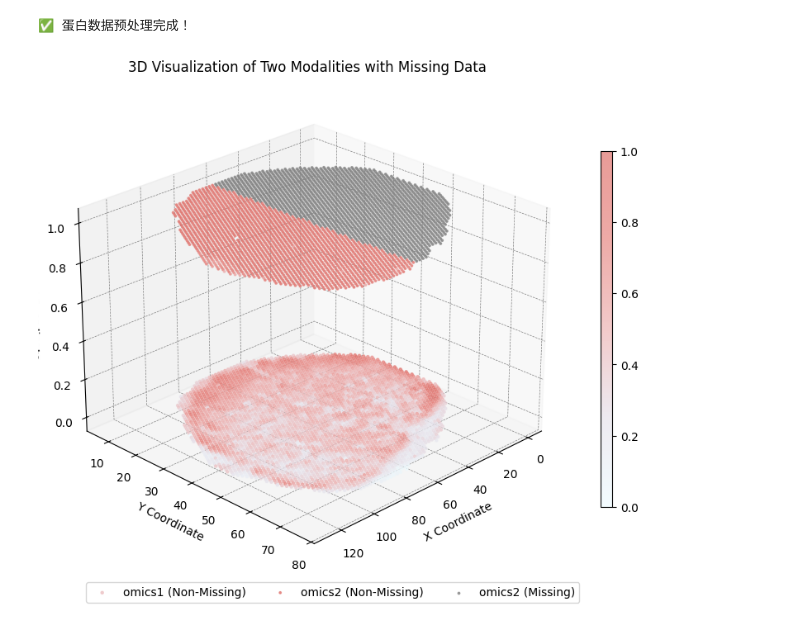
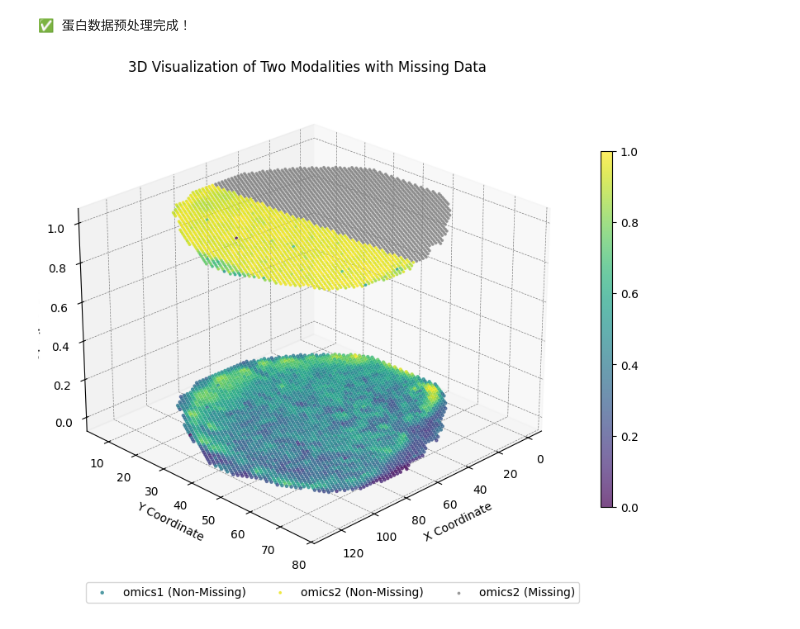
Before and after one commit to JeMing-creater/SP_drawing, a Jupyter notebook: 7-motivation/motivation.ipynb, the cells around one changed output. Saved outputs shown, nothing was run; the diff lists cells and outputs as text; code cells hidden in the pictures.

Commit message:
API of change colors

```diff
--- a/7-motivation/motivation.ipynb
+++ b/7-motivation/motivation.ipynb
@@ -135,11 +135,6 @@ expression_omics1 = (expression_omics1 - np.min(expression_omics1)) / (np.max(ex
 expression_omics2 = (expression_omics2 - np.min(expression_omics2)) / (np.max(expression_omics2) - np.min(expression_omics2))
 
 # 绘制颜色
-# colors = [
-#     (0.0, (238/255, 251/255, 255/255, 1.0)),  # #EEFbFF
-#     (0.3, (237/255, 180/255, 180/255, 1.0)),  # 粉
-#     (1.0, (223/255, 113/255, 107/255, 1.0))   # #DF716B
-# ]
 colors = [
     (0.0, (238/255, 251/255, 255/255, 1.0)),  # 极浅蓝白 #EEFbFF
     (0.25, (231/255, 226/255, 235/255, 1.0)), # 淡紫灰 #E7E2EB
@@ -151,10 +146,10 @@ custom_cmap = LinearSegmentedColormap.from_list("custom", colors)
 
 
 # 绘制 omics1 数据点（全部为非缺失，颜色表示表达量）
+scatter_omics1 = ax.scatter(x_coords_omics1, y_coords_omics1, z_coords_omics1,
+                            c=expression_omics1, cmap='viridis', s=5, alpha=0.7, label='omics1 (Non-Missing)')
 # scatter_omics1 = ax.scatter(x_coords_omics1, y_coords_omics1, z_coords_omics1,
-#                             c=expression_omics1, cmap='viridis', s=5, alpha=0.7, label='omics1 (Non-Missing)')
-scatter_omics1 = ax.scatter(x_coords_omics1, y_coords_omics1, z_coords_omics1,
-                            c=expression_omics1, cmap=custom_cmap, s=5, alpha=0.7, label='omics1 (Non-Missing)')
+#                             c=expression_omics1, cmap=custom_cmap, s=5, alpha=0.7, label='omics1 (Non-Missing)')
 
 
 
@@ -163,10 +158,10 @@ missing_mask_omics2 = adata_omics2.obs['missing'] == '0'
 non_missing_mask_omics2 = adata_omics2.obs['missing'] == '1'
 
 # 绘制 omics2 非缺失数据点（颜色表示表达量）
+scatter_omics2_non_missing = ax.scatter(x_coords_omics2[non_missing_mask_omics2], y_coords_omics2[non_missing_mask_omics2], z_coords_omics2[non_missing_mask_omics2],
+                                        c=expression_omics2[non_missing_mask_omics2], cmap='viridis', s=3, alpha=0.7, label='omics2 (Non-Missing)')
 # scatter_omics2_non_missing = ax.scatter(x_coords_omics2[non_missing_mask_omics2], y_coords_omics2[non_missing_mask_omics2], z_coords_omics2[non_missing_mask_omics2],
-#                                         c=expression_omics2[non_missing_mask_omics2], cmap='viridis', s=3, alpha=0.7, label='omics2 (Non-Missing)')
-scatter_omics2_non_missing = ax.scatter(x_coords_omics2[non_missing_mask_omics2], y_coords_omics2[non_missing_mask_omics2], z_coords_omics2[non_missing_mask_omics2],
-                                        c=expression_omics2[non_missing_mask_omics2], cmap=custom_cmap, s=3, alpha=0.7, label='omics2 (Non-Missing)')
+#                                         c=expression_omics2[non_missing_mask_omics2], cmap=custom_cmap, s=3, alpha=0.7, label='omics2 (Non-Missing)')
 
 
 
@@ -176,31 +171,31 @@ ax.scatter(x_coords_omics2[missing_mask_omics2], y_coords_omics2[missing_mask_om
 
 # 设置坐标轴标签
 ax.set_xlabel('X Coordinate')
 ax.set_ylabel('Y Coordinate')
 ax.set_zlabel('Z Coordinate')
 
 # 设置网格线为虚线
 ax.xaxis._axinfo['grid'] = {'linewidth': 0.5, 'color': 'gray', 'linestyle': '--'}
 ax.yaxis._axinfo['grid'] = {'linewidth': 0.5, 'color': 'gray', 'linestyle': '--'}
 ax.zaxis._axinfo['grid'] = {'linewidth': 0.5, 'color': 'gray', 'linestyle': '--'}
 
 # 设置背景颜色为白色
 ax.set_facecolor('white')
 
 # 添加颜色条并调整大小和位置
 # cbar = fig.colorbar(scatter_omics1, ax=ax, label='Expression Level', shrink=0.7, pad=0.05, aspect=30)
 cbar = fig.colorbar(scatter_omics1, ax=ax, shrink=0.7, pad=0.05, aspect=30)
 
 # 添加图例和标题
 # ax.legend(bbox_to_anchor=(1, 0.8), loc='upper center')  # 通过数值设置图例位置
 ax.legend(bbox_to_anchor=(0.55, -0.05),loc='lower center', ncol=3)  # 通过数值设置图例位置
 
 ax.set_title('3D Visualization of Two Modalities with Missing Data',pad=0)
 
 # 调整视角
 ax.view_init(elev=25, azim=45)
 
 # 显示图形
 plt.show()
 # %% [output]
-[figure, old version]
+[figure, new version]
```
Also changed, not shown: 1 other file.
